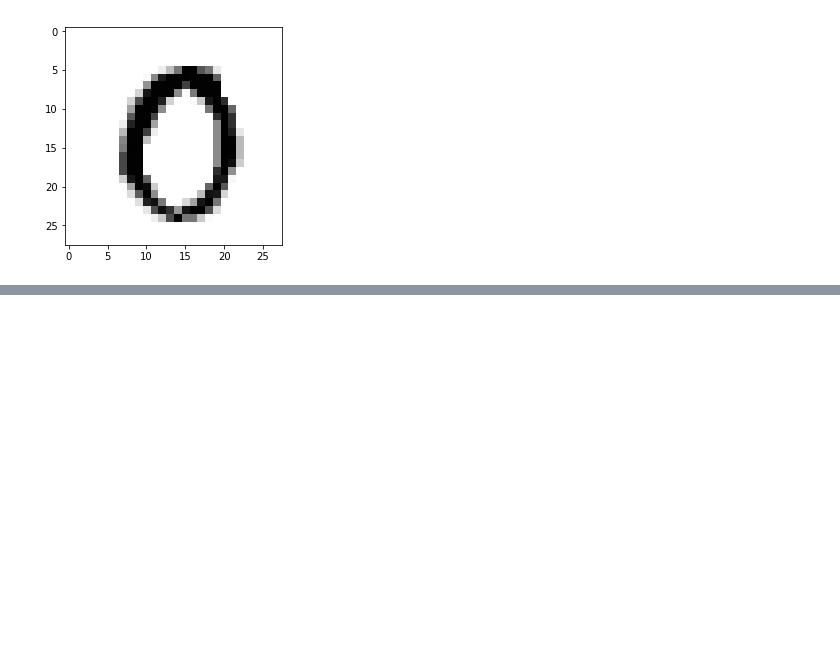
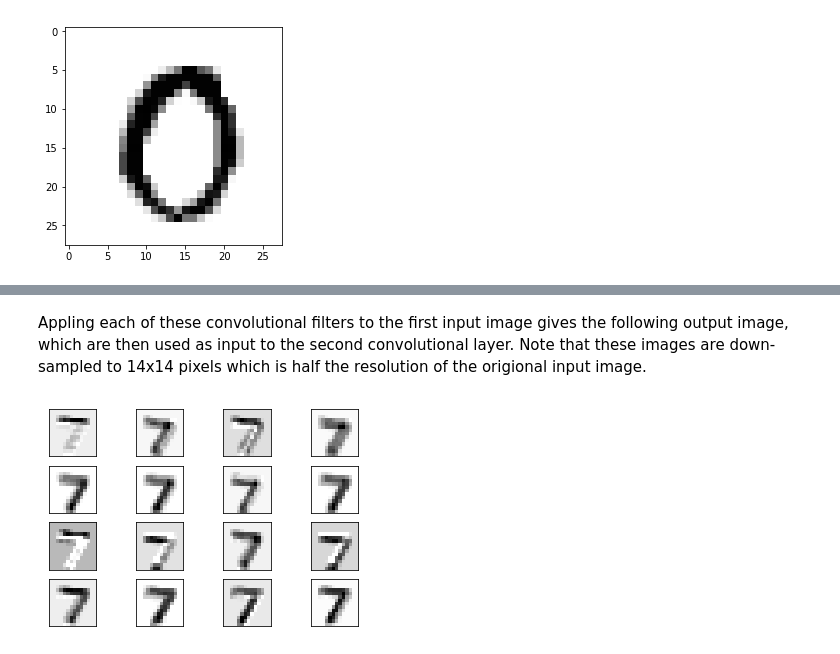
Before and after one commit to happyjin/tensorflow_tutorial, a Jupyter notebook: Hvass_tutorial/02_Convolutional_Neural_Network.ipynb, the cells around one changed output, grey strips where cells are left out. Drawn from its saved outputs; the diff is of its cells as text; code cells hidden in the pictures; blank space fills up the shorter version.

```diff
--- a/Hvass_tutorial/02_Convolutional_Neural_Network.ipynb
+++ b/Hvass_tutorial/02_Convolutional_Neural_Network.ipynb
@@ -626,10 +629,10 @@ def plot_conv_layer(layer, image):
     num_grids = math.ceil(math.sqrt(num_filters))
 
     # create figure with a grid of sub-plots
-    fig, axes = plot.subplots(num_grids, num_grids)
+    fig, axes = plt.subplots(int(num_grids), int(num_grids))
 
     # plot the output images of all the filters
-    for i, ax in enumerate(axes):
+    for i, ax in enumerate(axes.flat):
         # only plot the images for valid filters
         if i < num_filters:
             # get the output image of using the i'th filter.
@@ -670,0 +680,6 @@ f
+# %% [markdown]
+Appling each of these convolutional filters to the first input image gives the following output image, which are then used as input to the second convolutional layer. Note that these images are down-sampled to 14x14 pixels which is half the resolution of the origional input image.
+# %%
+plot_conv_layer(layer=layer_conv1, image=image1)
+# %% [output]
+[figure, added]
```
Also changed, not shown: parts of 27 cells of this notebook.
